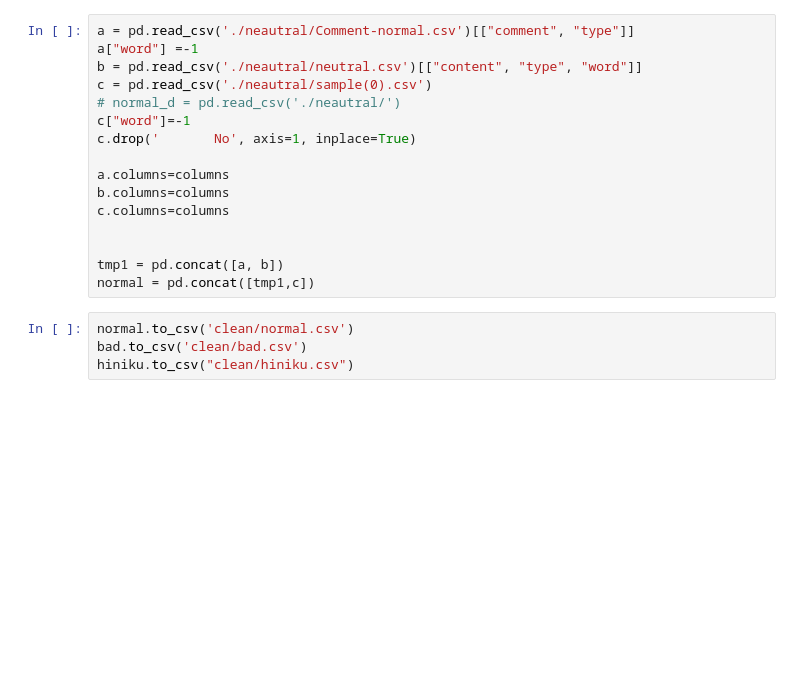
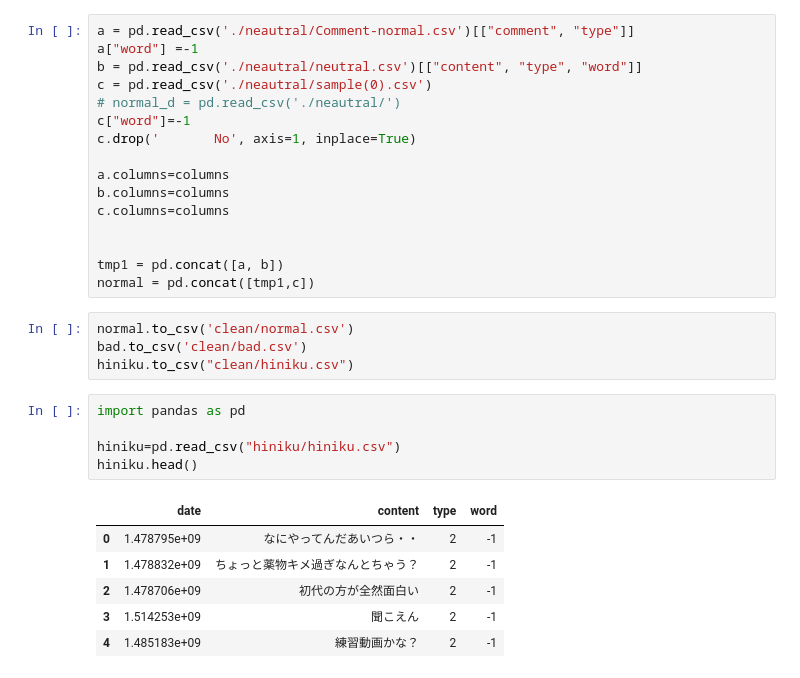
Before and after one commit to N-Eiki/proen, a Jupyter notebook: data/Untitled.ipynb, the cells around one changed output. Cells and saved outputs as stored; diff of their text form; blank space fills up the shorter version.

```diff
--- a/data/Untitled.ipynb
+++ b/data/Untitled.ipynb
@@ -277,3 +277,15 @@ normal = pd.concat([tmp1,c])
 normal.to_csv('clean/normal.csv')
 bad.to_csv('clean/bad.csv')
 hiniku.to_csv("clean/hiniku.csv")
+# %%
+import pandas as pd
+
+hiniku=pd.read_csv("hiniku/hiniku.csv")
+hiniku.head()
+# %% [output]
+|  | date | content | type | word |
+| 0 | 1.478795e+09 | なにやってんだあいつら・・ | 2 | -1 |
+| 1 | 1.478832e+09 | ちょっと薬物キメ過ぎなんとちゃう？ | 2 | -1 |
+| 2 | 1.478706e+09 | 初代の方が全然面白い | 2 | -1 |
+| 3 | 1.514253e+09 | 聞こえん | 2 | -1 |
+| 4 | 1.485183e+09 | 練習動画かな？ | 2 | -1 |
```
Also changed, not shown: parts of 8 cells of this notebook.
